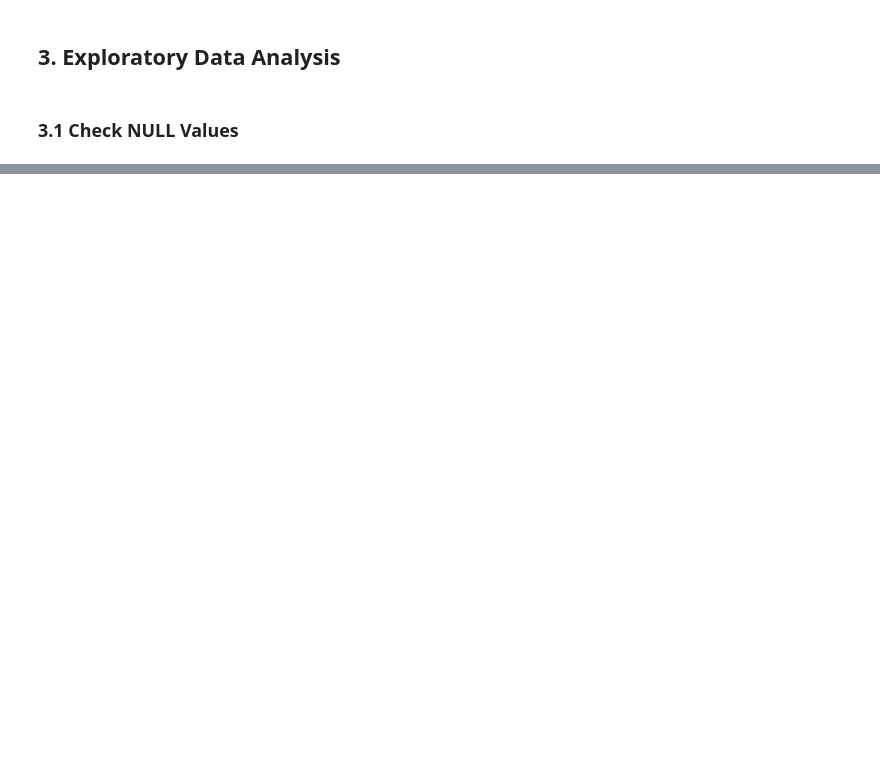
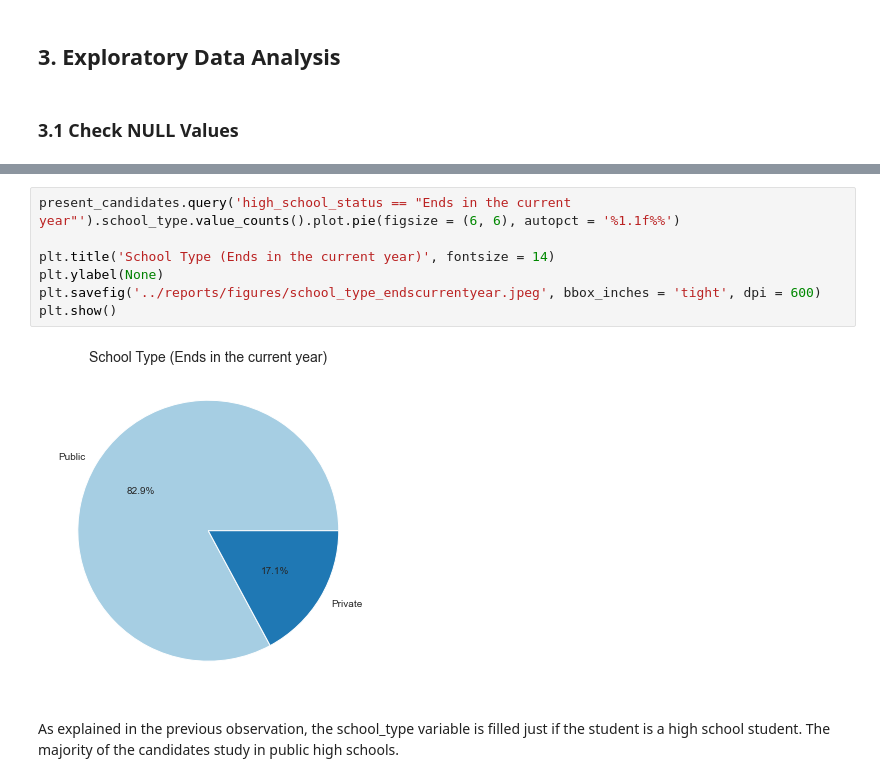
Before and after one commit to Dellonath/educational-data-mining-enem, a Jupyter notebook: notebooks/1.0-exploratory-data-analysis.ipynb, the cells around one changed output, grey strips where cells are left out. Drawn from its saved outputs; the diff is of its cells as text; blank space fills up the shorter version.

```diff
--- a/notebooks/1.0-exploratory-data-analysis.ipynb
+++ b/notebooks/1.0-exploratory-data-analysis.ipynb
@@ -78,0 +112,11 @@ Name: school_type, dtype: int64
+# %%
+present_candidates.query('high_school_status == "Ends in the current year"').school_type.value_counts().plot.pie(figsize = (6, 6), autopct = '%1.1f%%')
+
+plt.title('School Type (Ends in the current year)', fontsize = 14)
+plt.ylabel(None)
+plt.savefig('../reports/figures/school_type_endscurrentyear.jpeg', bbox_inches = 'tight', dpi = 600)
+plt.show()
+# %% [output]
+[figure, added]
+# %% [markdown]
+As explained in the previous observation, the school_type variable is filled just if the student is a high school student. The majority of the candidates study in public high schools.
```
Also changed, not shown: parts of 13 cells of this notebook, 8 other files.
